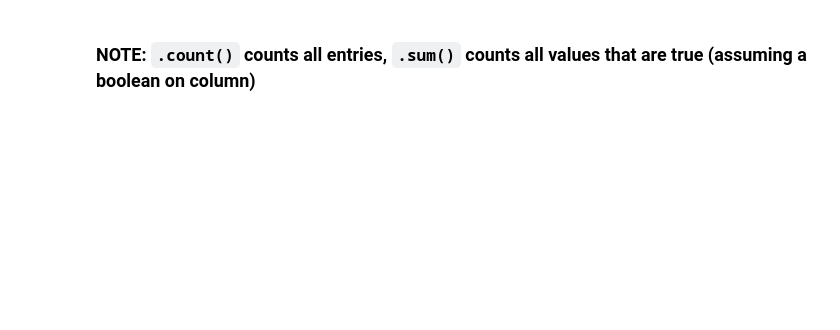
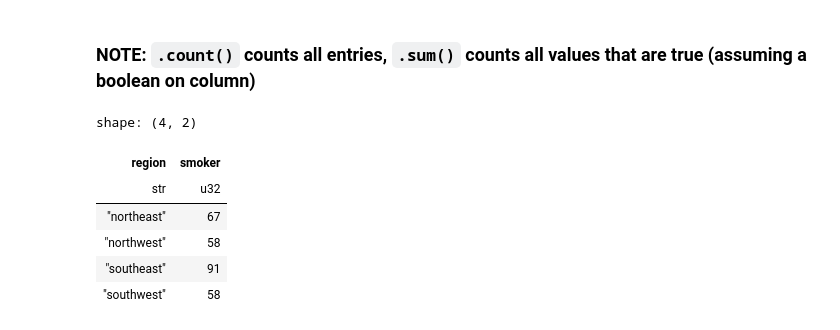
Before and after one commit to ethanmsl/polar-jupyter, a Jupyter notebook: polars-local.ipynb, the cells around one changed output. Saved outputs shown, nothing was run; the diff lists cells and outputs as text; code cells hidden in the pictures; blank space fills up the shorter version.

```diff
--- a/polars-local.ipynb
+++ b/polars-local.ipynb
@@ -332,13 +368,17 @@ q.collect()
 ### NOTE: `.count()` counts all entries, `.sum()` counts all values that are true (assuming a boolean on column)
 # %%
 q = (
-    pl.scan_csv('data/insurance.csv')
-    .group_by(by='region')
-    .agg(
-        [
-            (pl.col('smoker')=='yes').sum()
-        ]
-    )
-    .sort(by='region')
+    pl.scan_csv("data/insurance.csv")
+    .group_by(by="region")
+    .agg([(pl.col("smoker") == "yes").sum()])
+    .sort(by="region")
 )
 q.collect()
+# %% [output]
+shape: (4, 2)
+| region | smoker |
+| str | u32 |
+| "northeast" | 67 |
+| "northwest" | 58 |
+| "southeast" | 91 |
+| "southwest" | 58 |
```
Also changed, not shown: parts of 9 cells of this notebook, 1 other file.
